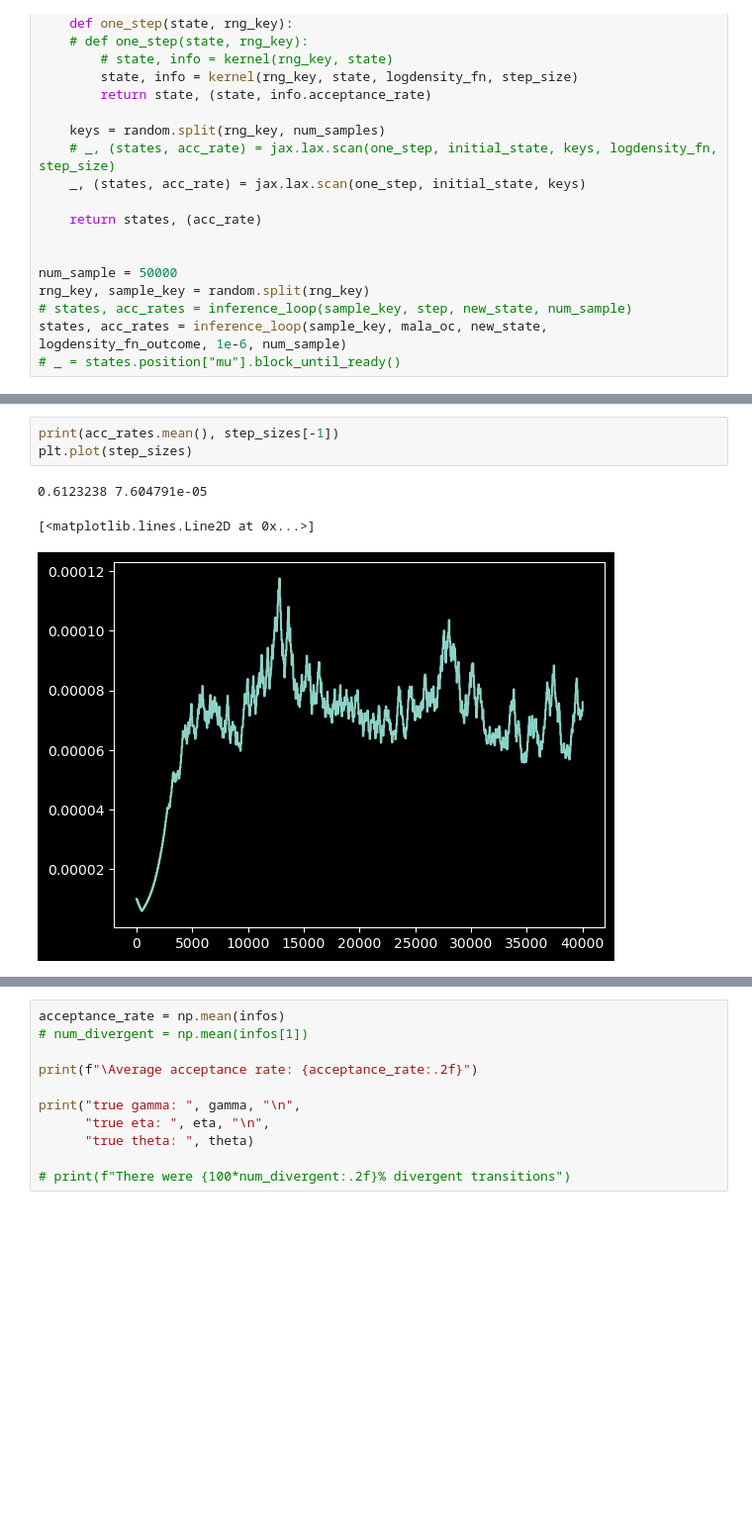
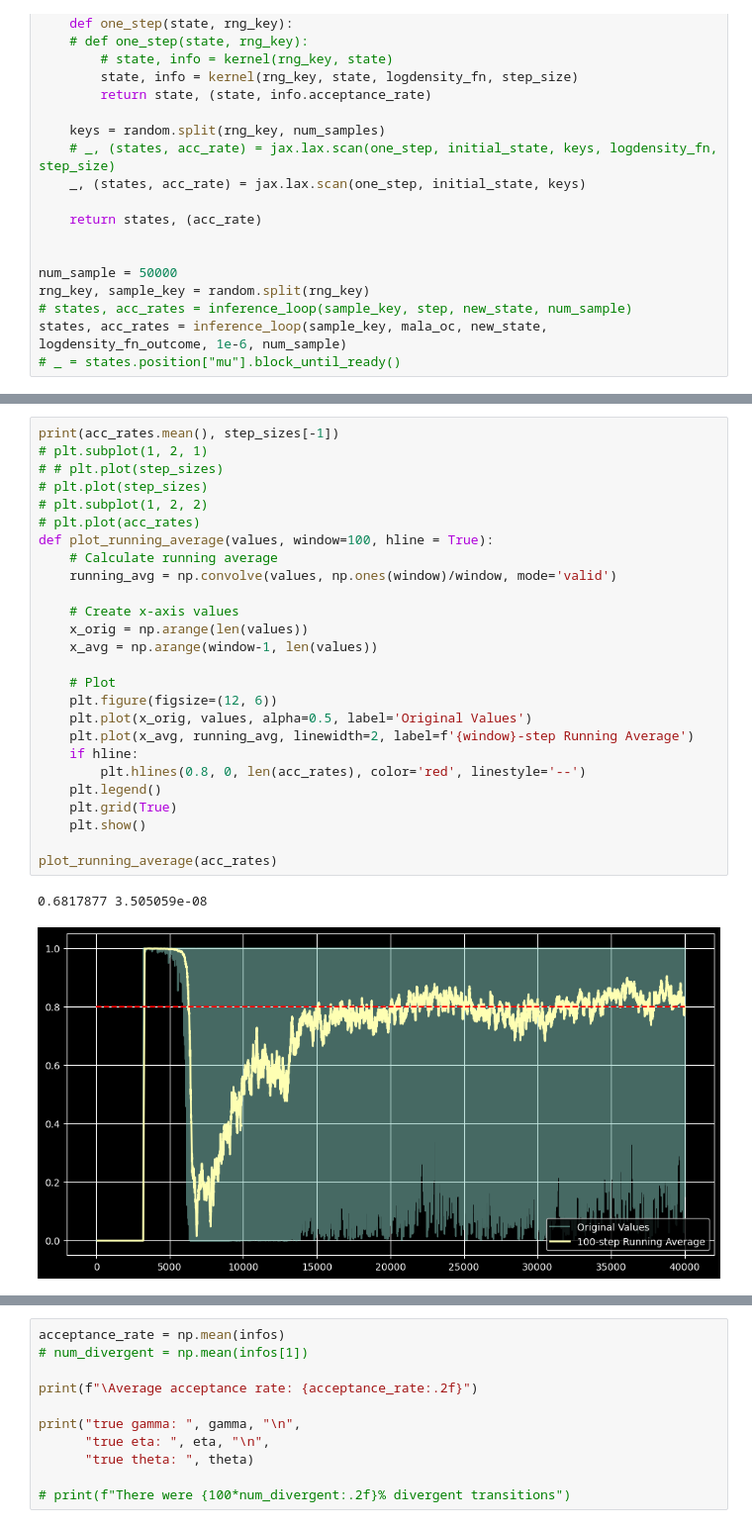
Before and after one commit to barwein/BayesProxyNets, a Jupyter notebook: src/test_discrete_sampling.ipynb, the cells around one changed output, grey strips where cells are left out. Shown at 99% size. Saved outputs shown, nothing was run; the diff lists cells and outputs as text; blank space fills up the shorter version.

```diff
--- a/src/test_discrete_sampling.ipynb
+++ b/src/test_discrete_sampling.ipynb
@@ -821,8 +822,30 @@ states, acc_rates, step_sizes = inference_loop(
 )
-# %%
-print(acc_rates.mean(), step_sizes[-1])
-plt.plot(step_sizes)
-# %% [output]
-0.6123238 7.604791e-05
-[<matplotlib.lines.Line2D at 0x...>]
-[figure, removed]
+# %%
+print(acc_rates.mean(), step_sizes[-1])
+# plt.subplot(1, 2, 1)
+# # plt.plot(step_sizes)
+# plt.plot(step_sizes)
+# plt.subplot(1, 2, 2)
+# plt.plot(acc_rates)
+def plot_running_average(values, window=100, hline = True):
+    # Calculate running average
+    running_avg = np.convolve(values, np.ones(window)/window, mode='valid')
+
+    # Create x-axis values
+    x_orig = np.arange(len(values))
+    x_avg = np.arange(window-1, len(values))
+
+    # Plot
+    plt.figure(figsize=(12, 6))
+    plt.plot(x_orig, values, alpha=0.5, label='Original Values')
+    plt.plot(x_avg, running_avg, linewidth=2, label=f'{window}-step Running Average')
+    if hline:
+        plt.hlines(0.8, 0, len(acc_rates), color='red', linestyle='--')
+    plt.legend()
+    plt.grid(True)
+    plt.show()
+
+plot_running_average(acc_rates)
+# %% [output]
+0.6817877 3.505059e-08
+[figure, added]
```
Also changed, not shown: parts of 8 cells of this notebook.
